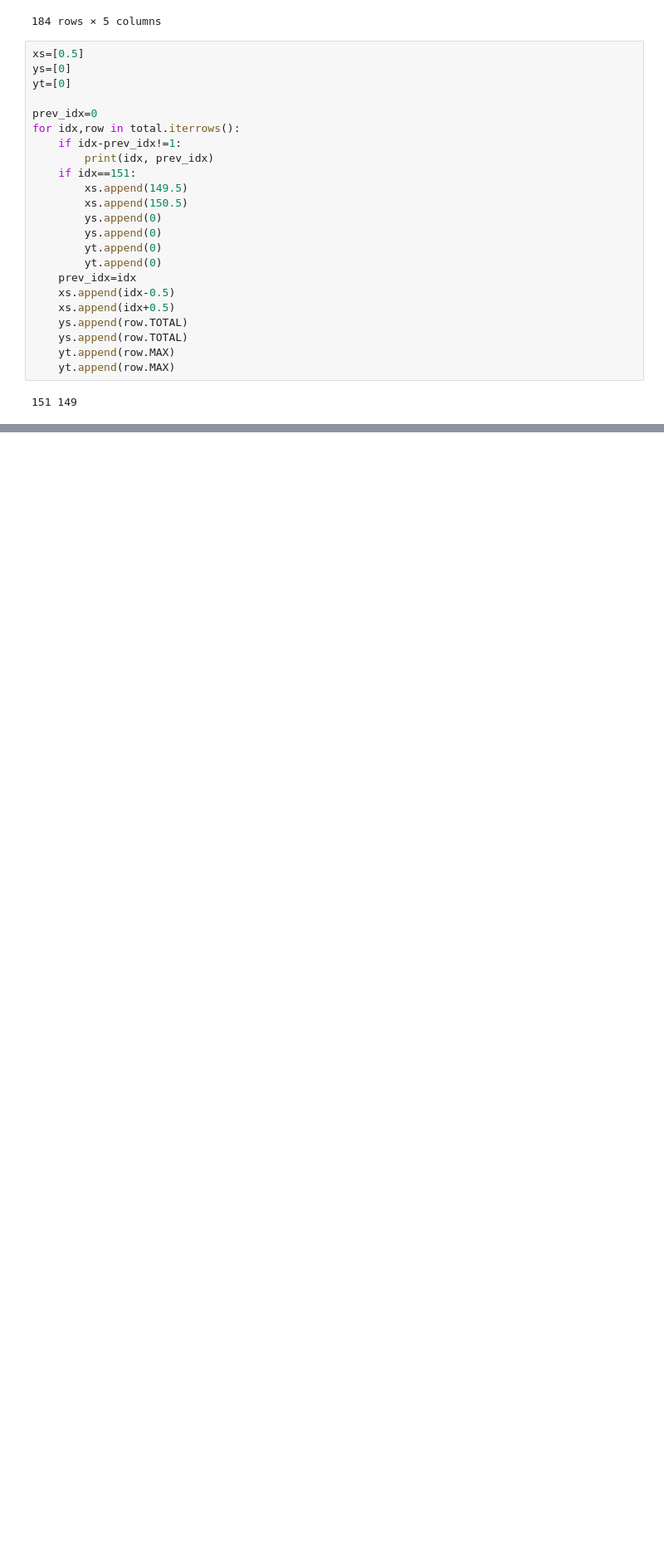
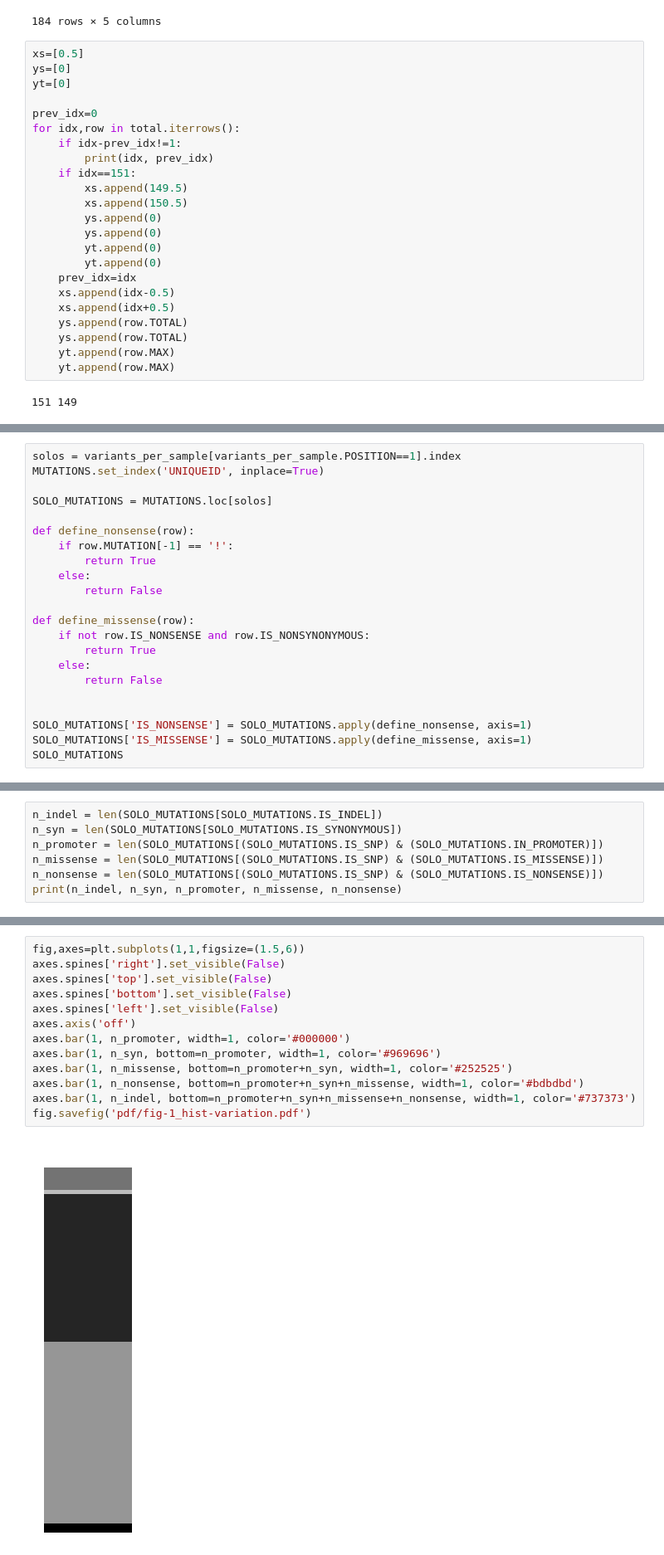
Before and after one commit to fowler-lab/predict-pyrazinamide-resistance, a Jupyter notebook: create-figure-1.ipynb, the cells around one changed output, grey strips where cells are left out. Shown at 83% size. Drawn from its saved outputs; the diff is of its cells as text; blank space fills up the shorter version.

```diff
--- a/create-figure-1.ipynb
+++ b/create-figure-1.ipynb
@@ -116,0 +153,22 @@ fig.savefig('pdf/fig-1_hist-codon.pdf')
+# %%
+solos = variants_per_sample[variants_per_sample.POSITION==1].index
+MUTATIONS.set_index('UNIQUEID', inplace=True)
+
+SOLO_MUTATIONS = MUTATIONS.loc[solos]
+
+def define_nonsense(row):
+    if row.MUTATION[-1] == '!':
+        return True
+    else:
+        return False
+
+def define_missense(row):
+    if not row.IS_NONSENSE and row.IS_NONSYNONYMOUS:
+        return True
+    else:
+        return False
+
+
+SOLO_MUTATIONS['IS_NONSENSE'] = SOLO_MUTATIONS.apply(define_nonsense, axis=1)
+SOLO_MUTATIONS['IS_MISSENSE'] = SOLO_MUTATIONS.apply(define_missense, axis=1)
+SOLO_MUTATIONS
@@ -116,0 +190,7 @@ fig.savefig('pdf/fig-1_hist-codon.pdf')
+# %%
+n_indel = len(SOLO_MUTATIONS[SOLO_MUTATIONS.IS_INDEL])
+n_syn = len(SOLO_MUTATIONS[SOLO_MUTATIONS.IS_SYNONYMOUS])
+n_promoter = len(SOLO_MUTATIONS[(SOLO_MUTATIONS.IS_SNP) & (SOLO_MUTATIONS.IN_PROMOTER)])
+n_missense = len(SOLO_MUTATIONS[(SOLO_MUTATIONS.IS_SNP) & (SOLO_MUTATIONS.IS_MISSENSE)])
+n_nonsense = len(SOLO_MUTATIONS[(SOLO_MUTATIONS.IS_SNP) & (SOLO_MUTATIONS.IS_NONSENSE)])
+print(n_indel, n_syn, n_promoter, n_missense, n_nonsense)
@@ -116,0 +199,15 @@ fig.savefig('pdf/fig-1_hist-codon.pdf')
+# %%
+fig,axes=plt.subplots(1,1,figsize=(1.5,6))
+axes.spines['right'].set_visible(False)
+axes.spines['top'].set_visible(False)
+axes.spines['bottom'].set_visible(False)
+axes.spines['left'].set_visible(False)
+axes.axis('off')
+axes.bar(1, n_promoter, width=1, color='#000000')
+axes.bar(1, n_syn, bottom=n_promoter, width=1, color='#969696')
+axes.bar(1, n_missense, bottom=n_promoter+n_syn, width=1, color='#252525')
+axes.bar(1, n_nonsense, bottom=n_promoter+n_syn+n_missense, width=1, color='#bdbdbd')
+axes.bar(1, n_indel, bottom=n_promoter+n_syn+n_missense+n_nonsense, width=1, color='#737373')
+fig.savefig('pdf/fig-1_hist-variation.pdf')
+# %% [output]
+[figure, added]
```
Also changed, not shown: parts of 10 cells of this notebook, 13 other files.
